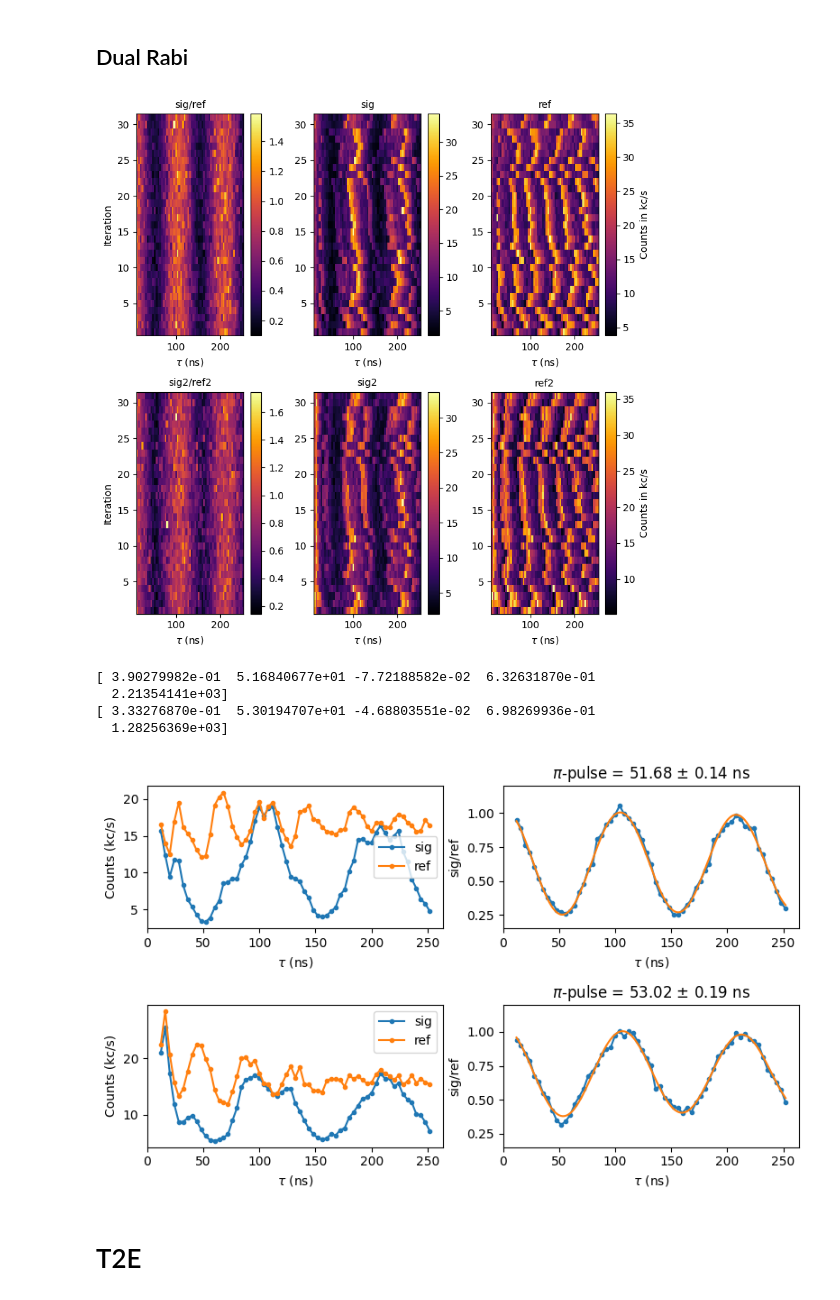
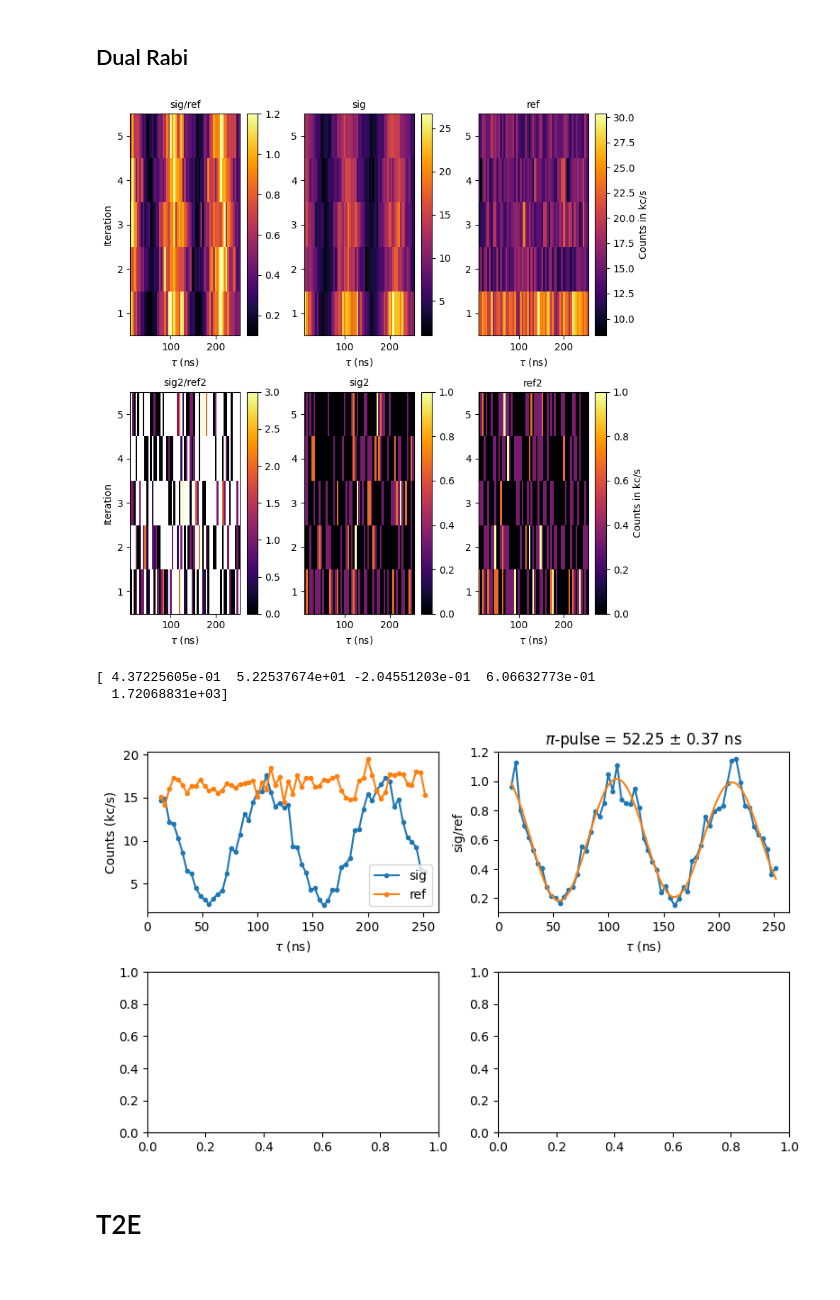
Before and after one commit to lukinlab2d/NV_control, a Jupyter notebook: B00_codes/RedROStat_nb.ipynb, the cells around one changed output. Cells and saved outputs as stored; diff of their text form; code cells hidden in the pictures.

```diff
--- a/B00_codes/RedROStat_nb.ipynb
+++ b/B00_codes/RedROStat_nb.ipynb
@@ -260,0 +287,25 @@ a
+# %%
+y = np.average(dataArr, axis=0)
+x = np.array(x_s)
+fig, ax = plt.subplots()
+ax.plot(x/1e6,y, 'o-', markersize=3,)
+ax.set_xlabel('f (MHz)')
+ax.set_ylabel('Contrast')
+
+guess = (-1e3, 3005.5e6, 0.2e6, -4e3, 3007.5e6, 0.2e6, -1e3, 3009.5e6, 0.2e6, 0)
+lowerBounds = (-50e3,3005e6,0,   -60e3,3007e6,0,   -20e3,3009e6,0,  -10)
+upperBounds = (0,3006e6,1e6,      -1e3,3008e6,1e6,     -1e3,3010e6,1e6,    10)
+# ax.plot(x, dr.lorThree(x, *guess), color='g')
+xfit, yfit, popt, perr = dr.fitLorThree(x, y, guess=guess, lowerBounds=lowerBounds, upperBounds=upperBounds)
+ax.plot(xfit/1e6, yfit, color='C1')
+ax.set_title("$f$ = %.2f $\pm$ %.2f MHz" % (popt[4]/1e6, perr[4]/1e6))
+print(popt)
+
+threshold = 0.8
+peaks = find_peaks(-y, threshold=-threshold)
+xpeaks = x[peaks]/1e6
+
+# ax.vlines(x=popt[1], ymin=min(y), ymax=max(y), linestyle='--', color='r')
+# ax.vlines(x=xpeaks[0], ymin=min(y), ymax=max(y), linestyle='--', color='r', linewidth=0.4)
+# ax.vlines(x=xpeaks[1], ymin=min(y), ymax=max(y), linestyle='--', color='g', linewidth=0.4)
+# ax.vlines(x=xpeaks[2], ymin=min(y), ymax=max(y), linestyle='--', color='b', linewidth=0.4)
@@ -272,7 +340,7 @@ sig, ref, popt, perr, x_s = dr.readData(datafile, type='RabiDecay', ifFit=1, gue
 [figure]
 # %%
 # Rabi
-days = np.linspace(15,15,1)
+days = np.linspace(23,23,1)
 dataArr = []; sigArr = []; refArr = []; idxs = []
 for day in days:
     mainFolder = 'C:/Users/lukin2dmaterials/data/2023-11-' + str(int(day)).zfill(2) + '/'
@@ -280,7 +348,7 @@ for day in days:
         if 'RabiRO' in dataFolder:
             if dataFolder[4] == '_': idx = int(dataFolder[1:4])
             else: idx = int(dataFolder[1:5])
-            if (idx >= 883 and idx <= 914 and np.mod(idx,2)==1):
+            if (idx >= 618 and idx <= 630):
                 datafile = mainFolder + dataFolder +'/RabiROObject_sig_set.dat'
                 x_s, sig, ref = dr.readDataNoPlot(datafile)
                 sig = np.array(sig); ref = np.array(ref)
@@ -307,7 +375,7 @@ fig.colorbar(plot, orientation='vertical', ax=axs[0])
 axs[0].set_xlabel('$\\tau$ (ns)')
 axs[0].set_ylabel('Iteration')
 axs[0].set_title('sig/ref',fontsize=10)
-plot.set_clim(0.1,1.2)
+# plot.set_clim(0.1,1.2)
 
 plot1 = axs[1].pcolormesh(X,Y, sigArr, cmap='inferno')
 axs[1].set_xlabel('$\\tau$ (ns)')
@@ -362,7 +428,7 @@ for idxs in np.linspace(-1,-3,1):
 ## Dual Rabi
 # %%
 # Rabi
-days = np.linspace(17,17,1)
+days = np.linspace(23,23,1)
 dataArr = []; sigArr = []; refArr = []; idxs = []; data2Arr=[]; sig2Arr=[]; ref2Arr=[]
 for day in days:
     mainFolder = 'C:/Users/lukin2dmaterials/data/2023-11-' + str(int(day)).zfill(2) + '/'
@@ -370,7 +436,7 @@ for day in days:
         if 'RabiRODualNV' in dataFolder:
             if dataFolder[4] == '_': idx = int(dataFolder[1:4])
             else: idx = int(dataFolder[1:5])
-            if (idx >= 20 and idx <= 50):
+            if (idx >= 618 and idx <= 630):
                 datafile = mainFolder + dataFolder +'/RabiRODualNVObject_sig2_set.dat'
                 x_s, sig, ref, sig2, ref2 = dr.readDataNoPlotDual(datafile)
                 sig = np.array(sig); ref = np.array(ref); sig2 = np.array(sig2); ref2 = np.array(ref2)
@@ -399,7 +465,7 @@ fig.colorbar(plot, orientation='vertical', ax=axs[0,0])
 axs[0,0].set_xlabel('$\\tau$ (ns)')
 axs[0,0].set_ylabel('Iteration')
 axs[0,0].set_title('sig/ref',fontsize=10)
-# plot.set_clim(0.1,1.2)
+plot.set_clim(0.1,1.2)
 
 plot1 = axs[0,1].pcolormesh(X,Y, sigArr, cmap='inferno')
 axs[0,1].set_xlabel('$\\tau$ (ns)')
@@ -409,34 +475,34 @@ cb1 = fig.colorbar(plot1, orientation='vertical', ax=axs[0,1])
 
 plot2 = axs[0,2].pcolormesh(X,Y, refArr, cmap='inferno')
 axs[0,2].set_xlabel('$\\tau$ (ns)')
 axs[0,2].set_title('ref',fontsize=10)
 cb2 = fig.colorbar(plot2, orientation='vertical', ax=axs[0,2])
 cb2.set_label("Counts in kc/s",fontsize=10)
 # plot2.set_clim(0,4)
 
 plot = axs[1,0].pcolormesh(X,Y, data2Arr, cmap='inferno')
 fig.colorbar(plot, orientation='vertical', ax=axs[1,0])
 axs[1,0].set_xlabel('$\\tau$ (ns)')
 axs[1,0].set_ylabel('Iteration')
 axs[1,0].set_title('sig2/ref2',fontsize=10)
 # plot.set_clim(0.1,1.2)
 
 plot1 = axs[1,1].pcolormesh(X,Y, sig2Arr, cmap='inferno')
 axs[1,1].set_xlabel('$\\tau$ (ns)')
 axs[1,1].set_title('sig2',fontsize=10)
 cb1 = fig.colorbar(plot1, orientation='vertical', ax=axs[1,1])
 # plot1.set_clim(0,4)
 
 plot2 = axs[1,2].pcolormesh(X,Y, ref2Arr, cmap='inferno')
 axs[1,2].set_xlabel('$\\tau$ (ns)')
 axs[1,2].set_title('ref2',fontsize=10)
 cb2 = fig.colorbar(plot2, orientation='vertical', ax=axs[1,2])
 cb2.set_label("Counts in kc/s",fontsize=10)
 # plot2.set_clim(0,4)
 
 plt.tight_layout()
 # %% [output]
-[figure, old version]
+[figure, new version]
 # %%
 idx = -1   # last used when last idx = 1081   #296
 for idxs in np.linspace(-1,-3,1):
@@ -453,7 +519,7 @@ for idxs in np.linspace(-1,-3,1):
     axs[0,1].plot(x,y, 'o-', markersize=3, label="sig/ref")
     axs[0,1].set_ylabel('sig/ref')
     axs[0,1].set_xlabel(r"$\tau$ (ns)")
-    axs[0,1].set_ylim((0.15,1.2))
+    # axs[0,1].set_ylim((0.15,1.2))
 
     axs[0,0].plot(x, ys, 'o-', markersize=3, label="sig")
     axs[0,0].plot(x, yr, 'o-', markersize=3, label="ref")
@@ -467,31 +533,29 @@ for idxs in np.linspace(-1,-3,1):
     axs[0,1].set_title('$\pi$-pulse = %.2f $\pm$ %.2f ns' % (popt[1], perr[1]))
     print(popt)
 
-    ################################################################################
-    axs[1,1].plot(x,y2, 'o-', markersize=3, label="sig/ref")
-    axs[1,1].set_ylabel('sig/ref')
-    axs[1,1].set_xlabel(r"$\tau$ (ns)")
-    axs[1,1].set_ylim((0.15,1.2))
+    # ################################################################################
+    # axs[1,1].plot(x,y2, 'o-', markersize=3, label="sig/ref")
+    # axs[1,1].set_ylabel('sig/ref')
+    # axs[1,1].set_xlabel(r"$\tau$ (ns)")
+    # # axs[1,1].set_ylim((0.15,1.2))
 
-    axs[1,0].plot(x, ys2, 'o-', markersize=3, label="sig")
-    axs[1,0].plot(x, yr2, 'o-', markersize=3, label="ref")
-    axs[1,0].legend()
-    axs[1,0].set_xlabel(r"$\tau$ (ns)")
-    axs[1,0].set_ylabel('Counts (kc/s)')
+    # axs[1,0].plot(x, ys2, 'o-', markersize=3, label="sig")
+    # axs[1,0].plot(x, yr2, 'o-', markersize=3, label="ref")
+    # axs[1,0].legend()
+    # axs[1,0].set_xlabel(r"$\tau$ (ns)")
+    # axs[1,0].set_ylabel('Counts (kc/s)')
 
-    guess = (0.66, 50, 0, 0.9, 600)
-    xfit, yfit, popt, perr = dr.fitSinusoidDecay(x, y2, guess=guess)
-    axs[1,1].plot(xfit, yfit, color='C1')
-    axs[1,1].set_title('$\pi$-pulse = %.2f $\pm$ %.2f ns' % (popt[1], perr[1]))
-    print(popt)
+    # guess = (0.66, 50, 0, 0.9, 600)
+    # xfit, yfit, popt, perr = dr.fitSinusoidDecay(x, y2, guess=guess)
+    # axs[1,1].plot(xfit, yfit, color='C1')
+    # axs[1,1].set_title('$\pi$-pulse = %.2f $\pm$ %.2f ns' % (popt[1], perr[1]))
+    # print(popt)
 
 plt.tight_layout()
 # %% [output]
-[ 3.90279982e-01  5.16840677e+01 -7.72188582e-02  6.32631870e-01
-  2.21354141e+03]
-[ 3.33276870e-01  5.30194707e+01 -4.68803551e-02  6.98269936e-01
-  1.28256369e+03]
+[ 4.37225605e-01  5.22537674e+01 -2.04551203e-01  6.06632773e-01
+  1.72068831e+03]
-[figure, old version]
+[figure, new version]
 # %% [markdown]
 # T2E
 # %%
```
Also changed, not shown: parts of 31 cells of this notebook, 23 other files.
